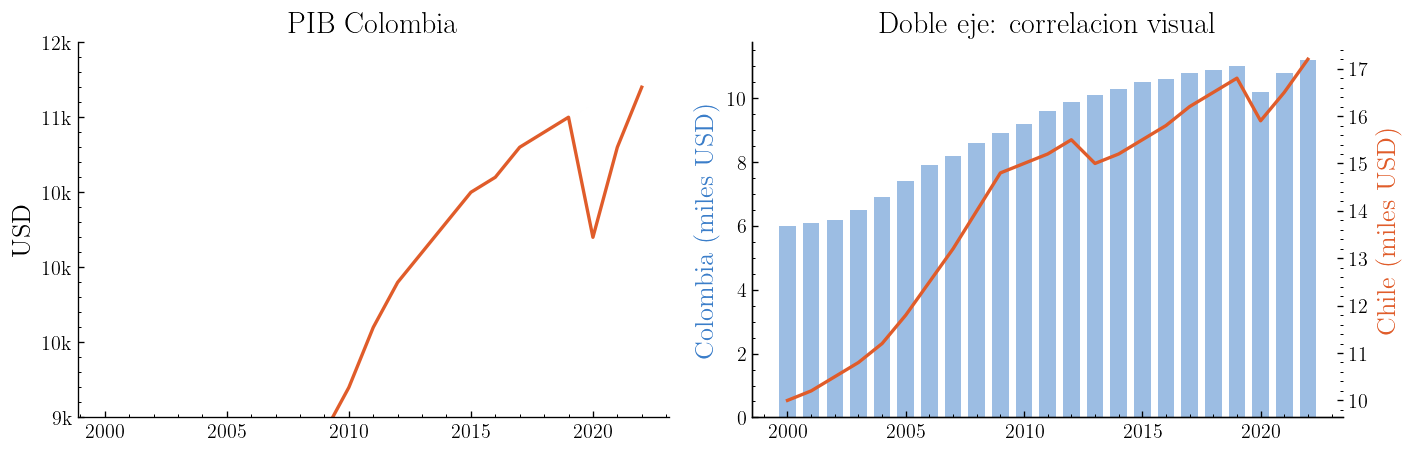
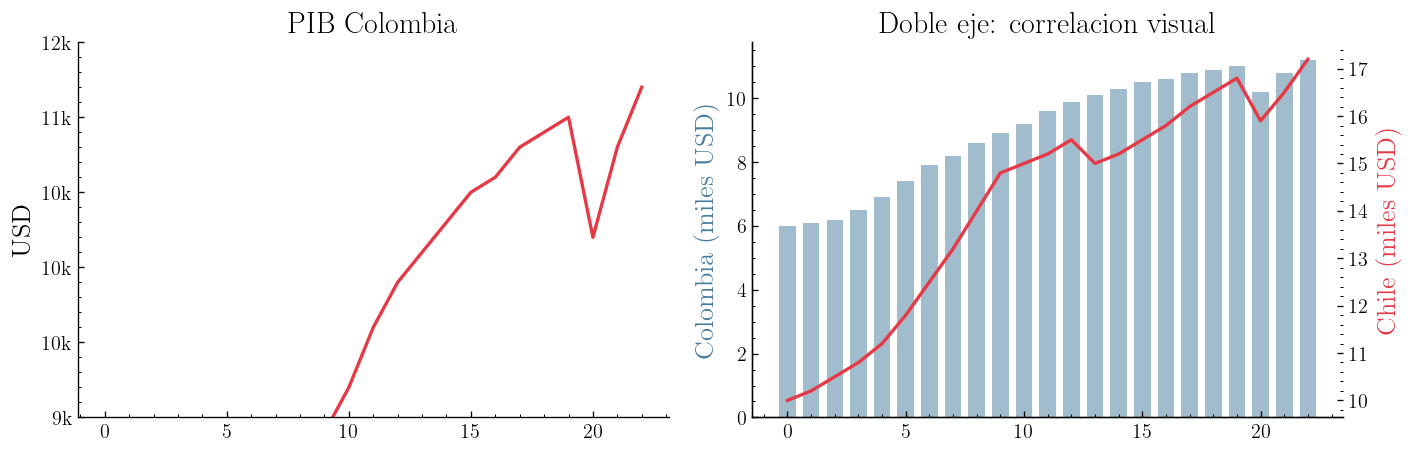
The change to this notebook cell's code, shown as a diff; its figure went from the first image to the second:
--- before
+++ after
@@ -1,5 +1,5 @@
 import pandas as pd
 
-df_pib    = pd.read_csv("pib_latam.csv", index_col="anio")
+df_pib    = pd.read_csv("pib_latam.csv") #, index_col="anio")
 
 # ANTES: eje truncado y doble eje enganoso
@@ -7,5 +7,5 @@
 
 # Eje y truncado: diferencias de 15% parecen enormes
-axes[0].plot(df_pib.index, df_pib["Colombia"], color=C["rojo"], lw=2)
+axes[0].plot(df_pib.index, df_pib["Colombia"], color="#e63946", lw=2)
 axes[0].set_ylim(9000, 11500)  # truncado
 axes[0].set_ylabel("USD")
@@ -16,9 +16,9 @@
 ax2 = axes[1]; ax2t = ax2.twinx()
 
-ax2.bar(df_pib.index, df_pib["Colombia"]/1000, color=C["azul"], alpha=0.5, width=0.7)
-ax2t.plot(df_pib.index, df_pib["Chile"]/1000, color=C["rojo"], lw=2)
+ax2.bar(df_pib.index, df_pib["Colombia"]/1000, color="#457b9d", alpha=0.5, width=0.7)
+ax2t.plot(df_pib.index, df_pib["Chile"]/1000, color="#e63946", lw=2)
 
-ax2.set_ylabel("Colombia (miles USD)", color=C["azul"])
-ax2t.set_ylabel("Chile (miles USD)", color=C["rojo"])
+ax2.set_ylabel("Colombia (miles USD)", color="#457b9d")
+ax2t.set_ylabel("Chile (miles USD)", color="#e63946")
 
 axes[1].set_title("Doble eje: correlacion visual")

Commit: Fix the notebook